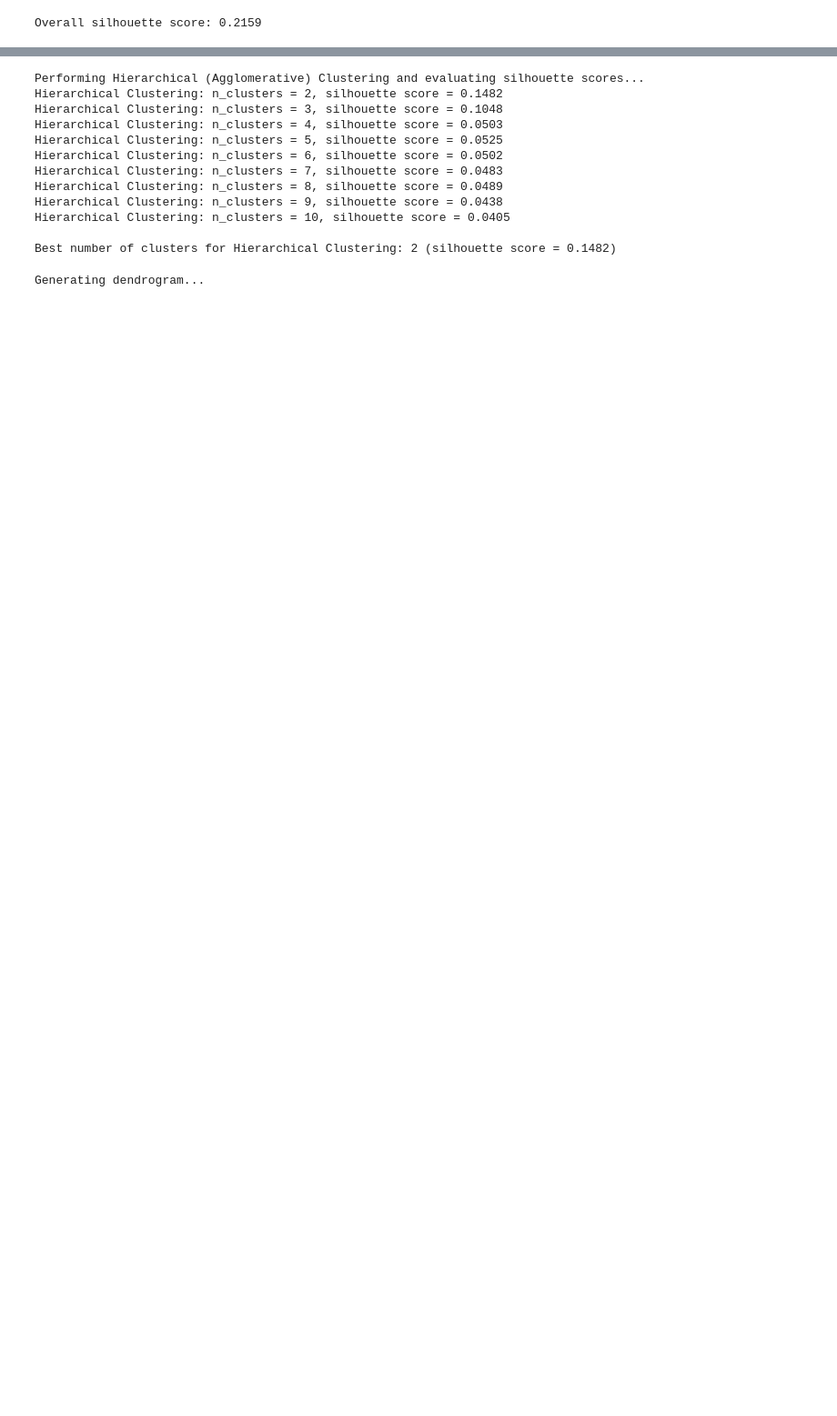
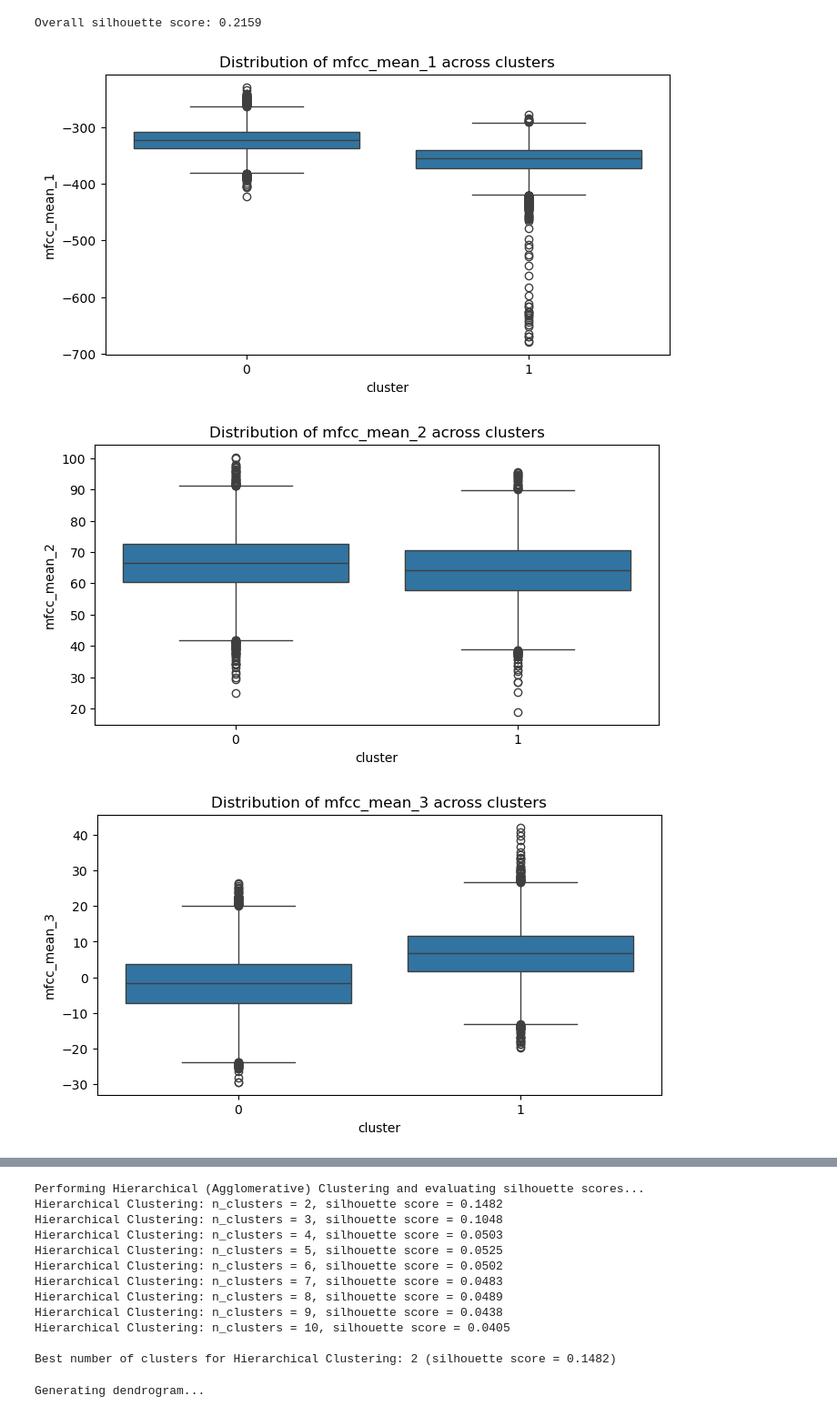
Before and after one commit to mrmh13801225/UT_ML_Project, a Jupyter notebook: src/FinalProject.ipynb, the cells around one changed output, grey strips where cells are left out. Shown at 91% size. Cells and saved outputs as stored; diff of their text form; code cells hidden in the pictures; blank space fills up the shorter version.

Commit message:
add more data about clustering reasons

```diff
--- a/src/FinalProject.ipynb
+++ b/src/FinalProject.ipynb
@@ -992,3 +994,20 @@ Cluster 0: Avg. intra-cluster distance = 92.4212
 Cluster 1: Avg. intra-cluster distance = 102.8945
 [figure]
 Overall silhouette score: 0.2159
+# %%
+
+n_mfcc = X.shape[1] // 2
+
+columns = [f"mfcc_mean_{i+1}" for i in range(n_mfcc)] + [f"mfcc_max_{i+1}" for i in range(n_mfcc)]
+df = pd.DataFrame(X, columns=columns)
+df['cluster'] = kmeans_labels
+
+for feature in columns[:3]:
+    plt.figure(figsize=(8, 4))
+    sns.boxplot(x='cluster', y=feature, data=df)
+    plt.title(f"Distribution of {feature} across clusters")
+    plt.show()
+# %% [output]
+[figure, added]
+[figure, added]
+[figure, added]
```
Also changed, not shown: parts of 4 cells of this notebook.
